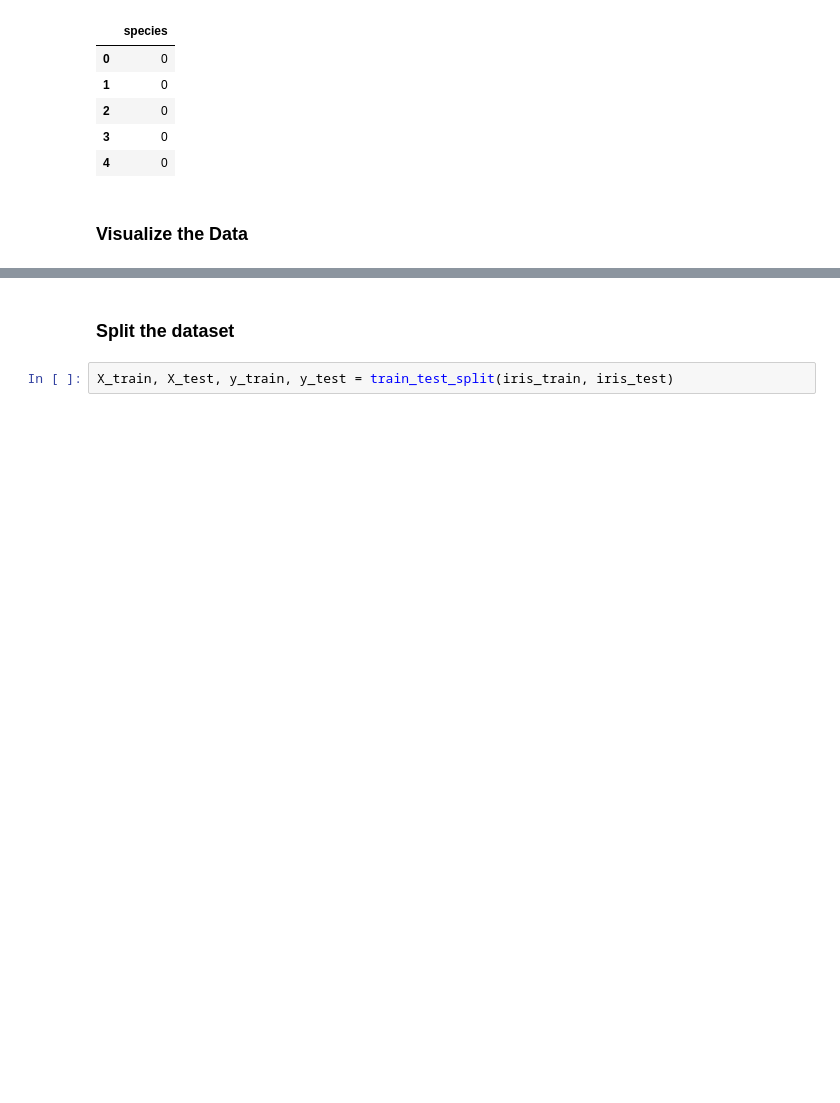
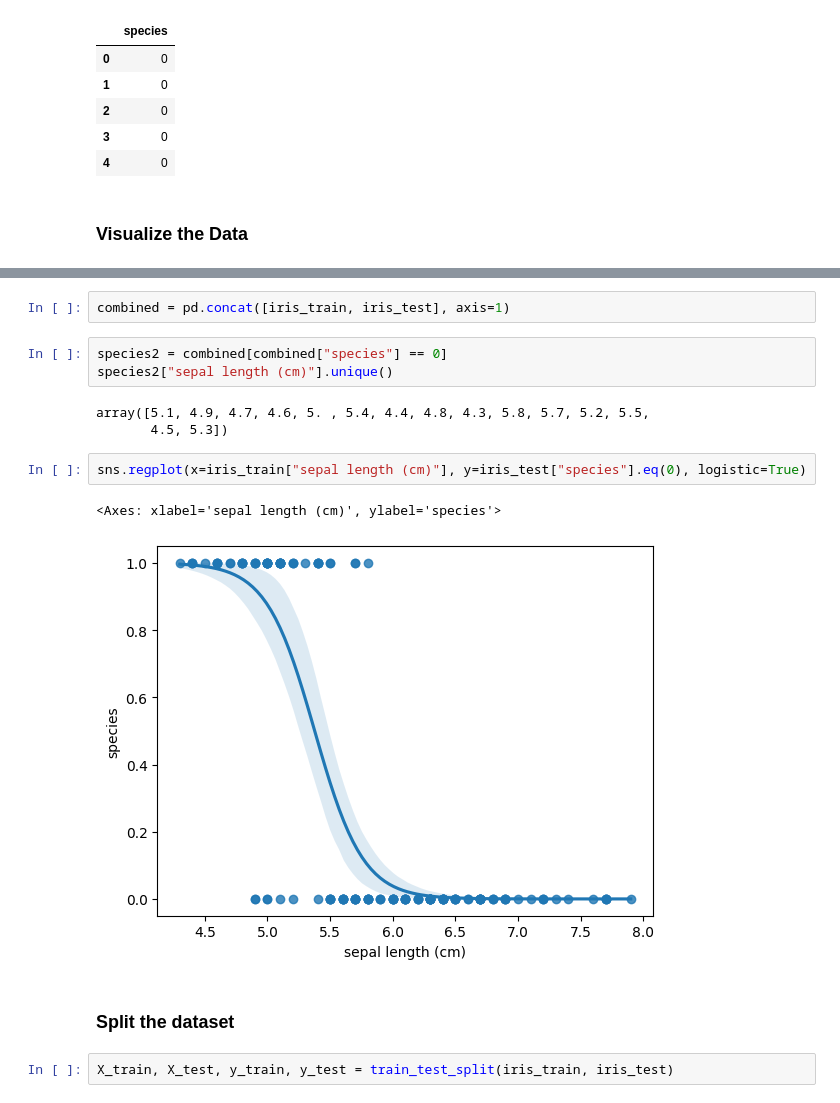
Before and after one commit to HappySK/practice-ml, a Jupyter notebook: classification/logistic_regression.ipynb, the cells around one changed output, grey strips where cells are left out. Drawn from its saved outputs; the diff is of its cells as text; blank space fills up the shorter version.

```diff
--- a/classification/logistic_regression.ipynb
+++ b/classification/logistic_regression.ipynb
@@ -116,6 +118,19 @@ plt.scatter(iris_train[["sepal length (cm)"]], iris_test[["species"]])
 # %% [output]
 <matplotlib.collections.PathCollection at 0x...>
 [figure]
+# %%
+combined = pd.concat([iris_train, iris_test], axis=1)
+# %%
+species2 = combined[combined["species"] == 0]
+species2["sepal length (cm)"].unique()
+# %% [output]
+array([5.1, 4.9, 4.7, 4.6, 5. , 5.4, 4.4, 4.8, 4.3, 5.8, 5.7, 5.2, 5.5,
+       4.5, 5.3])
+# %%
+sns.regplot(x=iris_train["sepal length (cm)"], y=iris_test["species"].eq(0), logistic=True)
+# %% [output]
+<Axes: xlabel='sepal length (cm)', ylabel='species'>
+[figure, added]
 # %% [markdown]
 ### Split the dataset
 # %%
```
Also changed, not shown: parts of 11 cells of this notebook.
